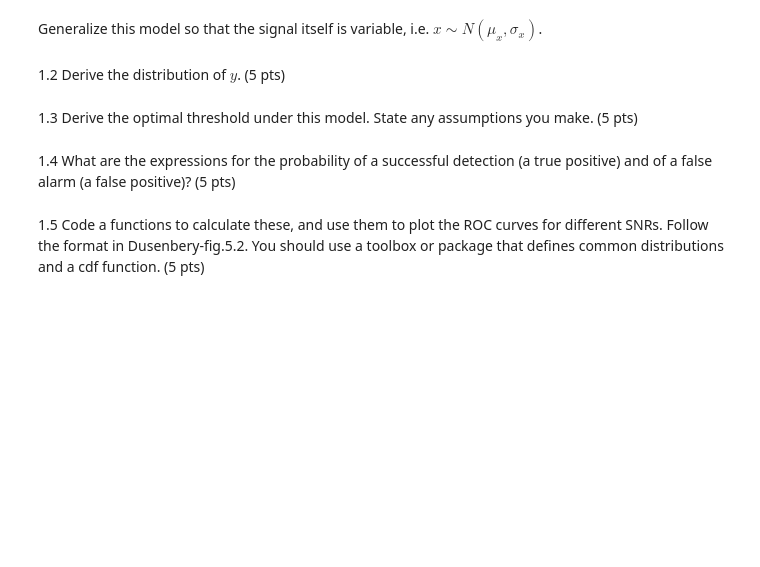
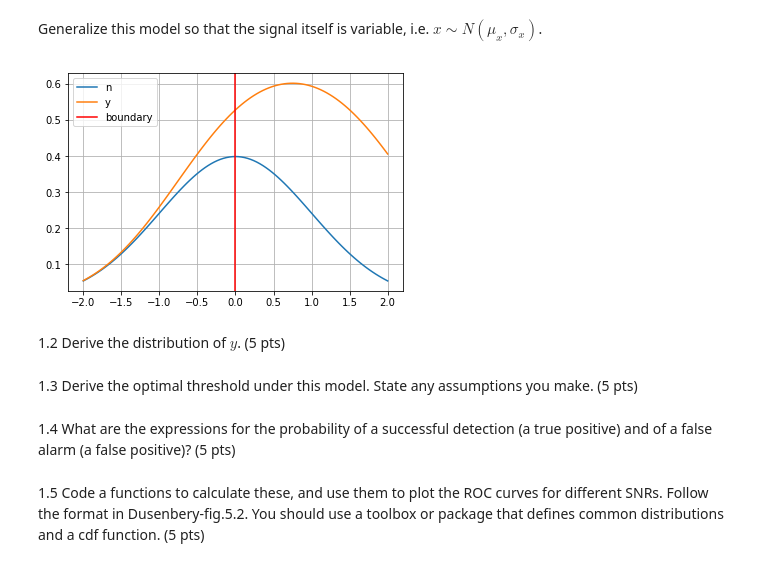
Before and after one commit to brennanmcfarland/computational-perception-class, a Jupyter notebook: CP-A1-bfm21.ipynb, the cells around one changed output. Drawn from its saved outputs; the diff is of its cells as text; code cells hidden in the pictures; blank space fills up the shorter version.

```diff
--- a/CP-A1-bfm21.ipynb
+++ b/CP-A1-bfm21.ipynb
@@ -49,5 +58,15 @@ show_graph()
 # %% [markdown]
 Generalize this model so that the signal itself is variable, i.e. $x \sim N(\mu_x, \sigma_x)$.
+# %%
+def gaussian_signal_distribution(mu, sigma):
+    return gaussian_distribution(mu, sigma)
+# %%
+plot_function(gaussian_noise_distribution(0, 1), min=-2, max=2, label='n')
+plot_function(add_signals(gaussian_noise_distribution(0, 1), gaussian_signal_distribution(1.5, 1)), min=-2, max=2, label='y')
+plot_boundary(0, label='boundary') # TODO: actually plot this right
+show_graph()
+# %% [output]
+[figure, added]
 # %% [markdown]
 1.2 Derive the distribution of $y$. (5 pts)
 # %% [markdown]
```
Also changed, not shown: parts of 11 cells of this notebook.
